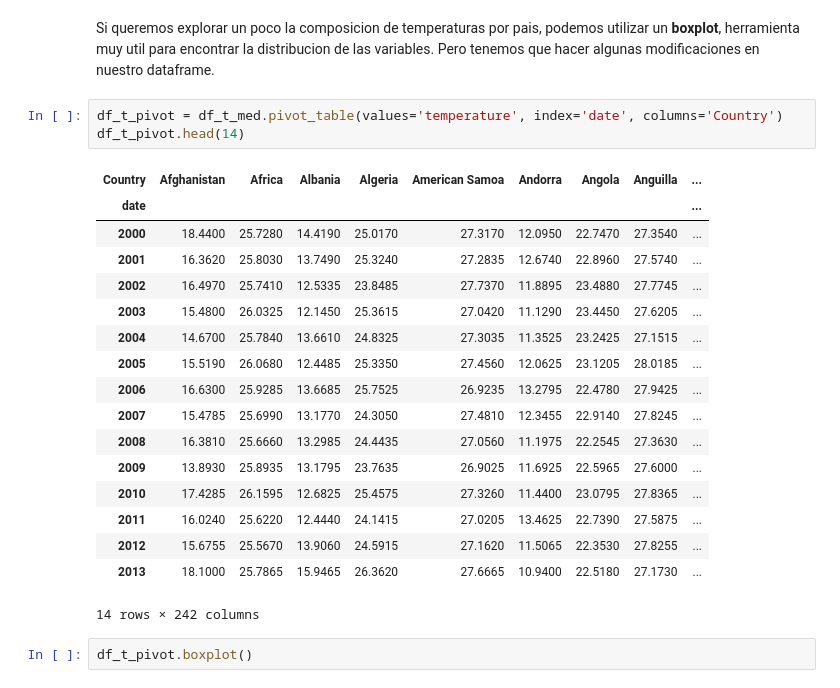
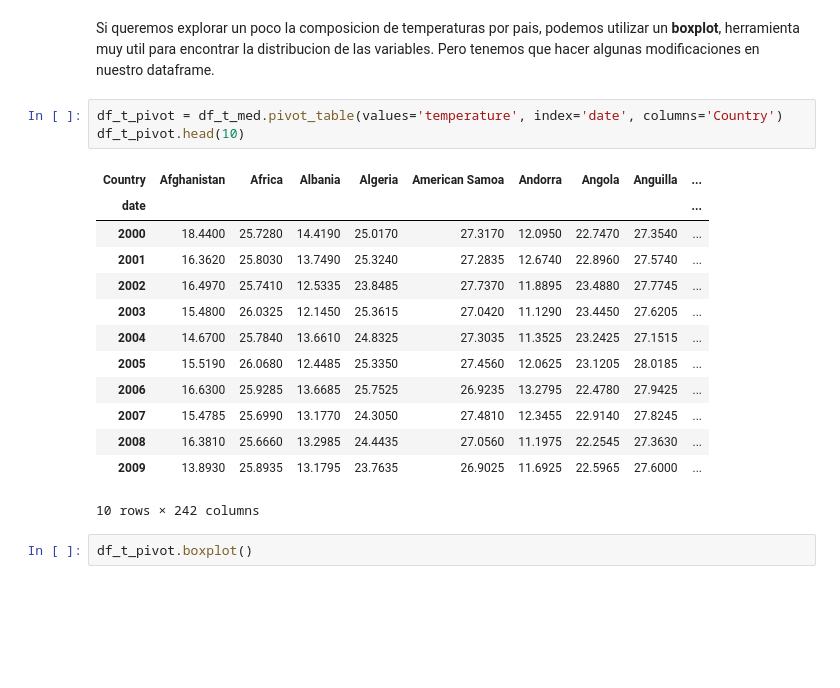
Before and after one commit to ramircar2020/BCtechCopilot, a Jupyter notebook: TP_Variación_Temp_PyE_2025_RAMIREZ_MIERS__carlos.ipynb, the cells around one changed output. Drawn from its saved outputs; the diff is of its cells as text; blank space fills up the shorter version.

```diff
--- a/TP_Variación_Temp_PyE_2025_RAMIREZ_MIERS__carlos.ipynb
+++ b/TP_Variación_Temp_PyE_2025_RAMIREZ_MIERS__carlos.ipynb
@@ -294,25 +294,21 @@ plt.gca().spines[['top', 'right',]].set_visible(False)
 Si queremos explorar un poco la composicion de temperaturas por pais, podemos utilizar un **boxplot**, herramienta muy util para encontrar la distribucion de las variables. Pero tenemos que hacer algunas modificaciones en nuestro dataframe.
 # %%
 df_t_pivot = df_t_med.pivot_table(values='temperature', index='date', columns='Country')
-df_t_pivot.head(14)
+df_t_pivot.head(10)
 # %% [output]
 | Country | Afghanistan | Africa | Albania | Algeria | American Samoa | Andorra | Angola | Anguilla | ... |
 | date |  |  |  |  |  |  |  |  | ... |
 | 2000 | 18.4400 | 25.7280 | 14.4190 | 25.0170 | 27.3170 | 12.0950 | 22.7470 | 27.3540 | ... |
 | 2001 | 16.3620 | 25.8030 | 13.7490 | 25.3240 | 27.2835 | 12.6740 | 22.8960 | 27.5740 | ... |
 | 2002 | 16.4970 | 25.7410 | 12.5335 | 23.8485 | 27.7370 | 11.8895 | 23.4880 | 27.7745 | ... |
 | 2003 | 15.4800 | 26.0325 | 12.1450 | 25.3615 | 27.0420 | 11.1290 | 23.4450 | 27.6205 | ... |
 | 2004 | 14.6700 | 25.7840 | 13.6610 | 24.8325 | 27.3035 | 11.3525 | 23.2425 | 27.1515 | ... |
 | 2005 | 15.5190 | 26.0680 | 12.4485 | 25.3350 | 27.4560 | 12.0625 | 23.1205 | 28.0185 | ... |
 | 2006 | 16.6300 | 25.9285 | 13.6685 | 25.7525 | 26.9235 | 13.2795 | 22.4780 | 27.9425 | ... |
 | 2007 | 15.4785 | 25.6990 | 13.1770 | 24.3050 | 27.4810 | 12.3455 | 22.9140 | 27.8245 | ... |
 | 2008 | 16.3810 | 25.6660 | 13.2985 | 24.4435 | 27.0560 | 11.1975 | 22.2545 | 27.3630 | ... |
 | 2009 | 13.8930 | 25.8935 | 13.1795 | 23.7635 | 26.9025 | 11.6925 | 22.5965 | 27.6000 | ... |
-| 2010 | 17.4285 | 26.1595 | 12.6825 | 25.4575 | 27.3260 | 11.4400 | 23.0795 | 27.8365 | ... |
-| 2011 | 16.0240 | 25.6220 | 12.4440 | 24.1415 | 27.0205 | 13.4625 | 22.7390 | 27.5875 | ... |
-| 2012 | 15.6755 | 25.5670 | 13.9060 | 24.5915 | 27.1620 | 11.5065 | 22.3530 | 27.8255 | ... |
-| 2013 | 18.1000 | 25.7865 | 15.9465 | 26.3620 | 27.6665 | 10.9400 | 22.5180 | 27.1730 | ... |
-14 rows × 242 columns
+10 rows × 242 columns
 # %%
 df_t_pivot.boxplot()
 # %% [output]
```
